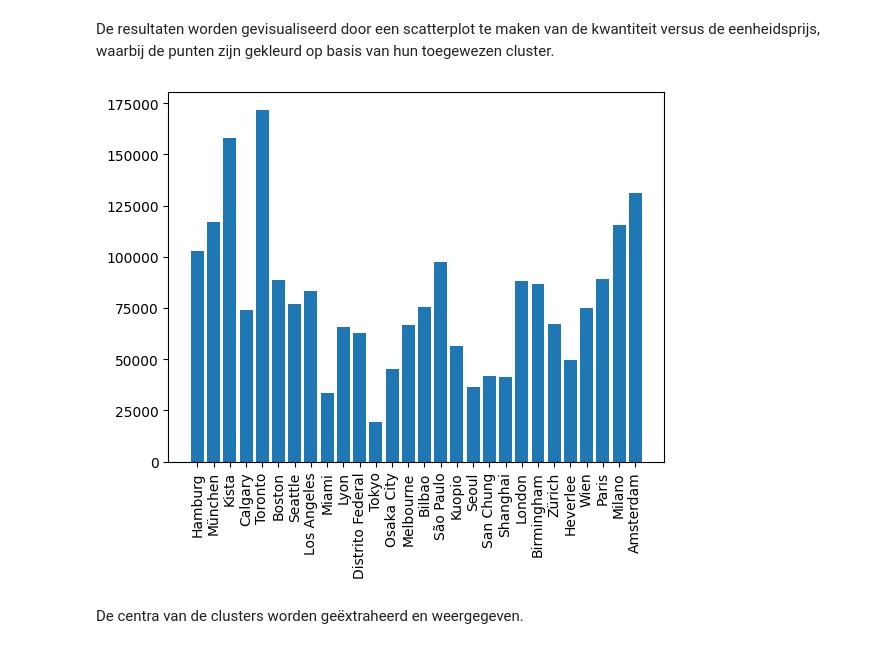
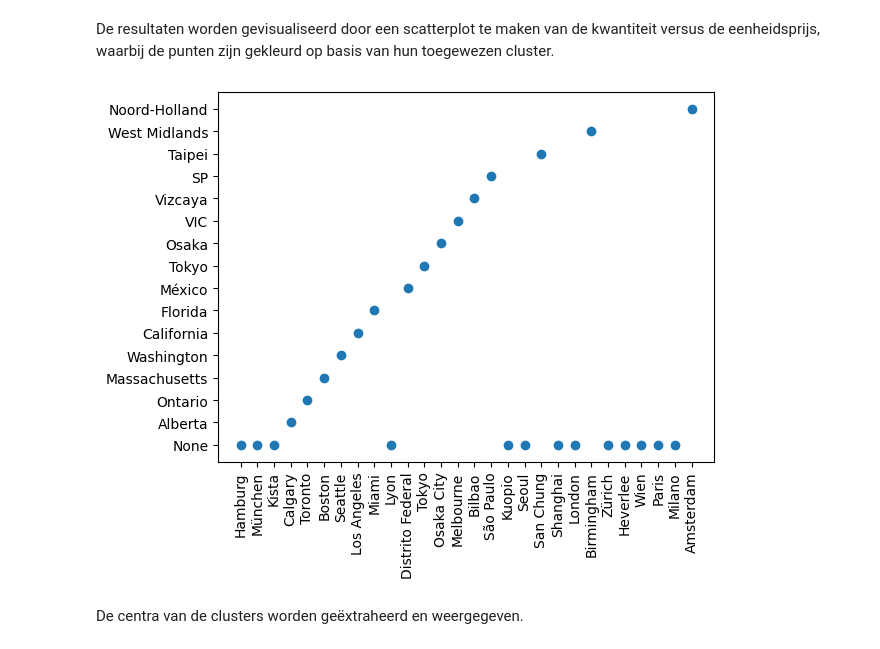
Before and after one commit to Peter-The-Great/DEDS_Portfolio_Week-8, a Jupyter notebook: clusteringmodel.ipynb, the cells around one changed output. Saved outputs shown, nothing was run; the diff lists cells and outputs as text; code cells hidden in the pictures.

```diff
--- a/clusteringmodel.ipynb
+++ b/clusteringmodel.ipynb
@@ -509,18 +509,18 @@ De resultaten worden gevisualiseerd door een scatterplot te maken van de kwantit
 # %%
 # (Helaas verouderd)
 # plt.scatter(table['TERRITORY_NAME_EN'], table['CURRENCY_NAME'], c = prediction_results, cmap = 'rainbow')
 # plt.show()
 # Nu gaan we een bar weergeven, waar alle quantiteiten worden weergegeven per sales_branch
 # Create a DataFrame with the branch names mapping
-branch_names = sales_branch[['SALES_BRANCH_CODE', 'CITY']]
+branch_names = sales_branch[['SALES_BRANCH_CODE', 'CITY', 'REGION']]
 branch_names = branch_names.drop_duplicates()
 branch_names['CITY']
 
-plt.bar(branch_names['CITY'], df['QUANTITY'])
+plt.scatter(branch_names['CITY'].astype(str), branch_names['REGION'].astype(str))
 plt.xticks(rotation=90)
 plt.show()
 # %% [output]
-[figure, old version]
+[figure, new version]
 # %% [markdown]
 De centra van de clusters worden geëxtraheerd en weergegeven.
 # %%
```
Also changed, not shown: 2 other files.
